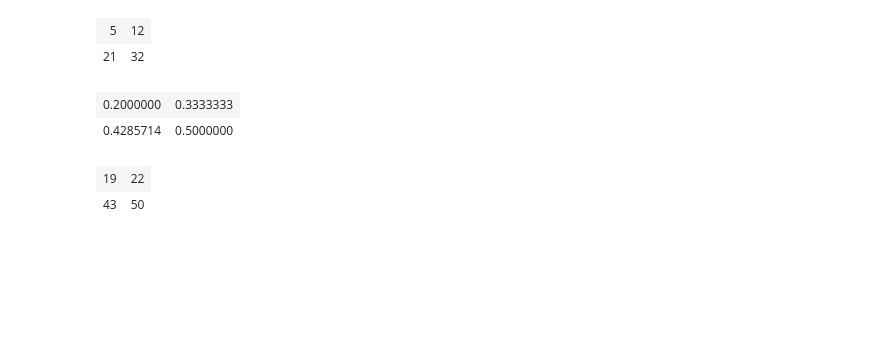
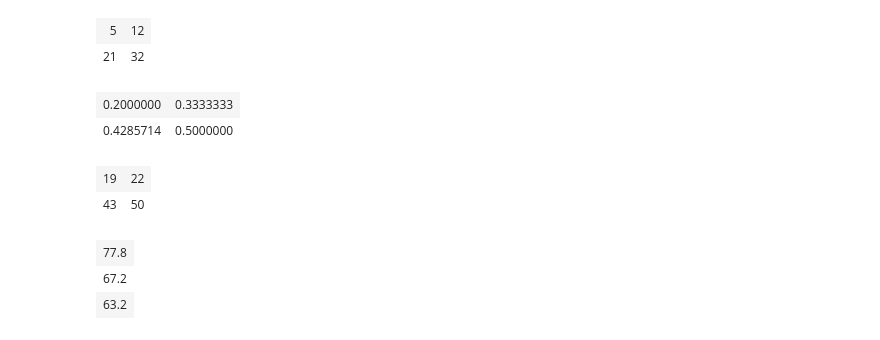
Before and after one commit to YuHsuanLin/riii, a Jupyter notebook: cb102/cb102_20180809.ipynb, the cells around one changed output. Drawn from its saved outputs; the diff is of its cells as text; code cells hidden in the pictures; blank space fills up the shorter version.

```diff
--- a/cb102/cb102_20180809.ipynb
+++ b/cb102/cb102_20180809.ipynb
@@ -799,0 +809,6 @@ m1%*%m2
+# %%
+mat %*% matrix(c(0.4,0.6),nrow=2)
+# %% [output]
+| 77.8 |
+| 67.2 |
+| 63.2 |
```
Also changed, not shown: parts of 22 cells of this notebook.
